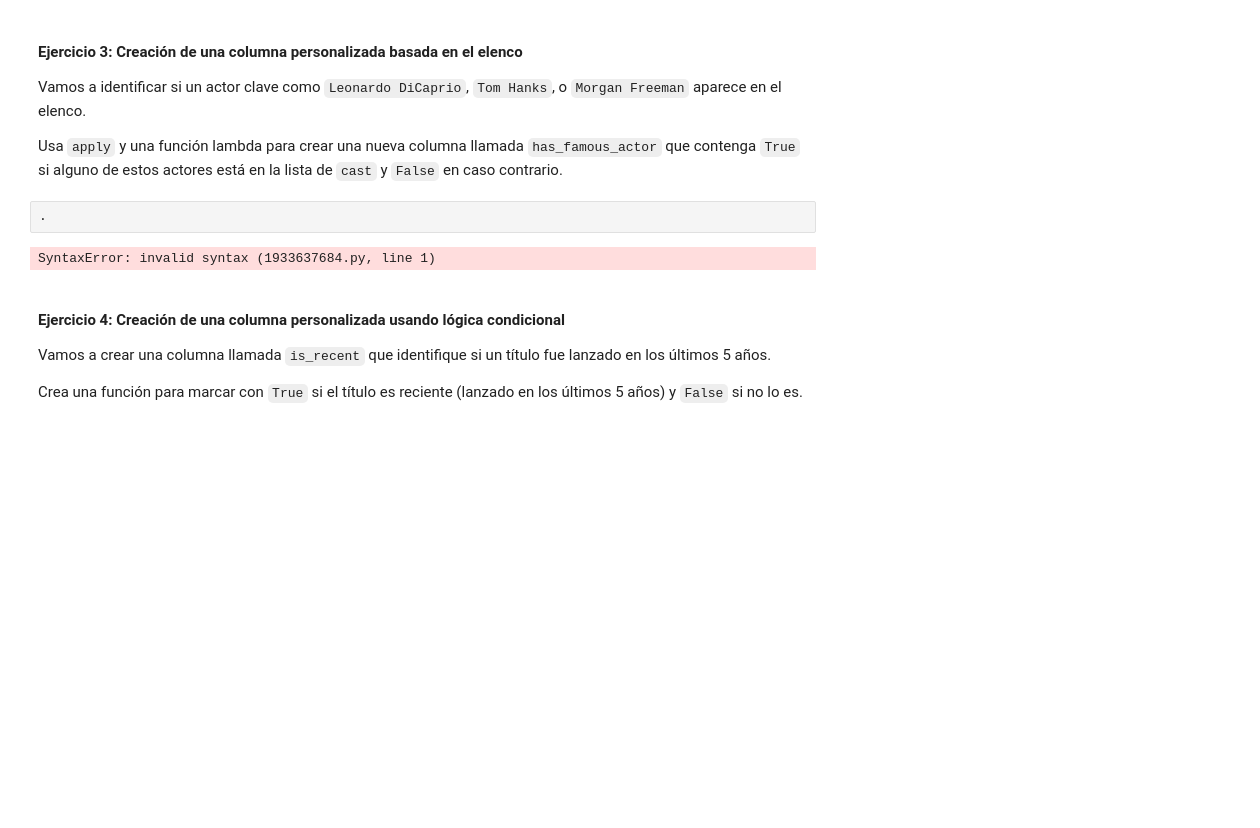
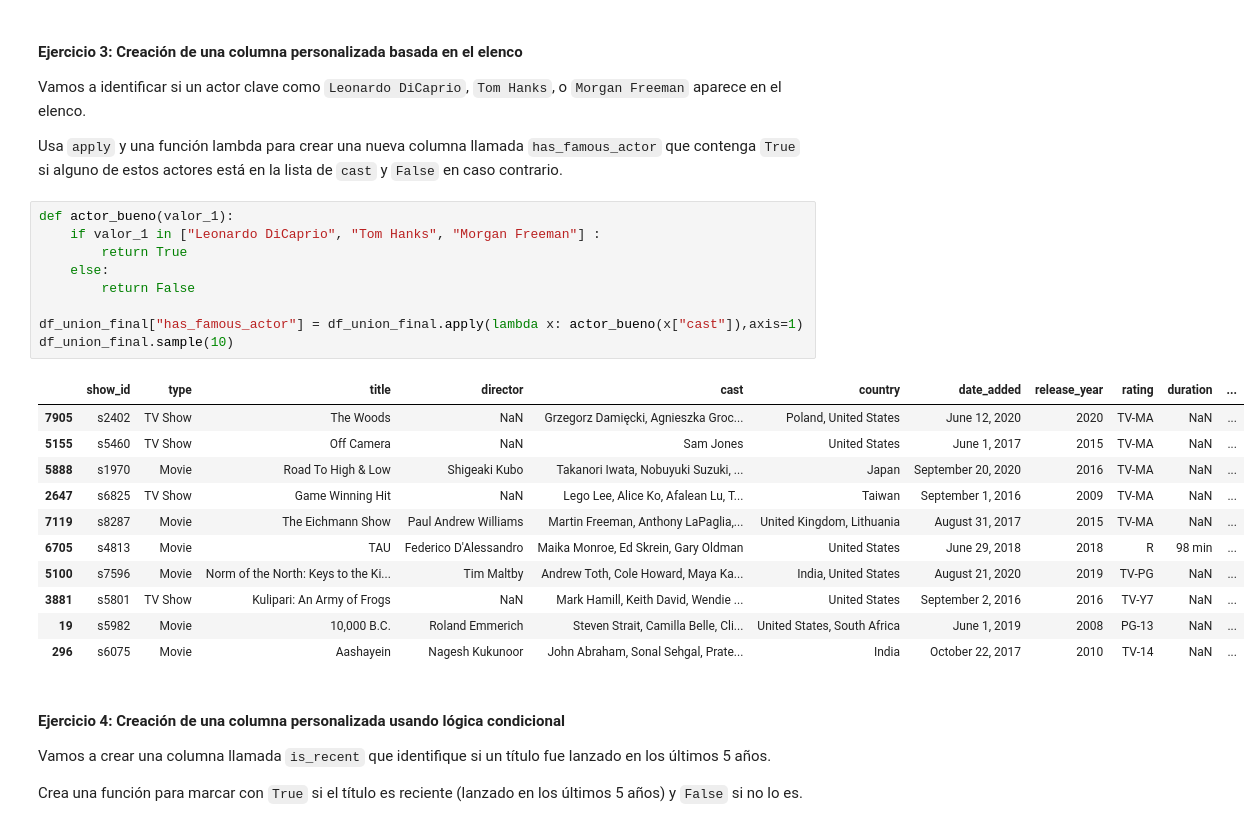
Before and after one commit to AntonioHackio/Pandas_lab_limpieza, a Jupyter notebook: laboratorio-modulo2-leccion05-limpieza.ipynb, the cells around one changed output. Saved outputs shown, nothing was run; the diff lists cells and outputs as text; blank space fills up the shorter version.

```diff
--- a/laboratorio-modulo2-leccion05-limpieza.ipynb
+++ b/laboratorio-modulo2-leccion05-limpieza.ipynb
@@ -135,9 +135,26 @@ Vamos a identificar si un actor clave como `Leonardo DiCaprio`, `Tom Hanks`, o `
 
 Usa `apply` y una función lambda para crear una nueva columna llamada `has_famous_actor` que contenga `True` si alguno de estos actores está en la lista de `cast` y `False` en caso contrario.
 # %%
-.
+def actor_bueno(valor_1):
+    if valor_1 in ["Leonardo DiCaprio", "Tom Hanks", "Morgan Freeman"] :
+        return True
+    else:
+        return False
+
+df_union_final["has_famous_actor"] = df_union_final.apply(lambda x: actor_bueno(x["cast"]),axis=1)
+df_union_final.sample(10)
 # %% [output]
-SyntaxError: invalid syntax (1933637684.py, line 1)
+|  | show_id | type | title | director | cast | country | date_added | release_year | rating | duration | ... |
+| 7905 | s2402 | TV Show | The Woods | NaN | Grzegorz Damięcki, Agnieszka Groc... | Poland, United States | June 12, 2020 | 2020 | TV-MA | NaN | ... |
+| 5155 | s5460 | TV Show | Off Camera | NaN | Sam Jones | United States | June 1, 2017 | 2015 | TV-MA | NaN | ... |
+| 5888 | s1970 | Movie | Road To High & Low | Shigeaki Kubo | Takanori Iwata, Nobuyuki Suzuki, ... | Japan | September 20, 2020 | 2016 | TV-MA | NaN | ... |
+| 2647 | s6825 | TV Show | Game Winning Hit | NaN | Lego Lee, Alice Ko, Afalean Lu, T... | Taiwan | September 1, 2016 | 2009 | TV-MA | NaN | ... |
+| 7119 | s8287 | Movie | The Eichmann Show | Paul Andrew Williams | Martin Freeman, Anthony LaPaglia,... | United Kingdom, Lithuania | August 31, 2017 | 2015 | TV-MA | NaN | ... |
+| 6705 | s4813 | Movie | TAU | Federico D'Alessandro | Maika Monroe, Ed Skrein, Gary Oldman | United States | June 29, 2018 | 2018 | R | 98 min | ... |
+| 5100 | s7596 | Movie | Norm of the North: Keys to the Ki... | Tim Maltby | Andrew Toth, Cole Howard, Maya Ka... | India, United States | August 21, 2020 | 2019 | TV-PG | NaN | ... |
+| 3881 | s5801 | TV Show | Kulipari: An Army of Frogs | NaN | Mark Hamill, Keith David, Wendie ... | United States | September 2, 2016 | 2016 | TV-Y7 | NaN | ... |
+| 19 | s5982 | Movie | 10,000 B.C. | Roland Emmerich | Steven Strait, Camilla Belle, Cli... | United States, South Africa | June 1, 2019 | 2008 | PG-13 | NaN | ... |
+| 296 | s6075 | Movie | Aashayein | Nagesh Kukunoor | John Abraham, Sonal Sehgal, Prate... | India | October 22, 2017 | 2010 | TV-14 | NaN | ... |
 # %% [markdown]
 #### Ejercicio 4: Creación de una columna personalizada usando lógica condicional
 
```
Also changed, not shown: parts of 6 cells of this notebook.
